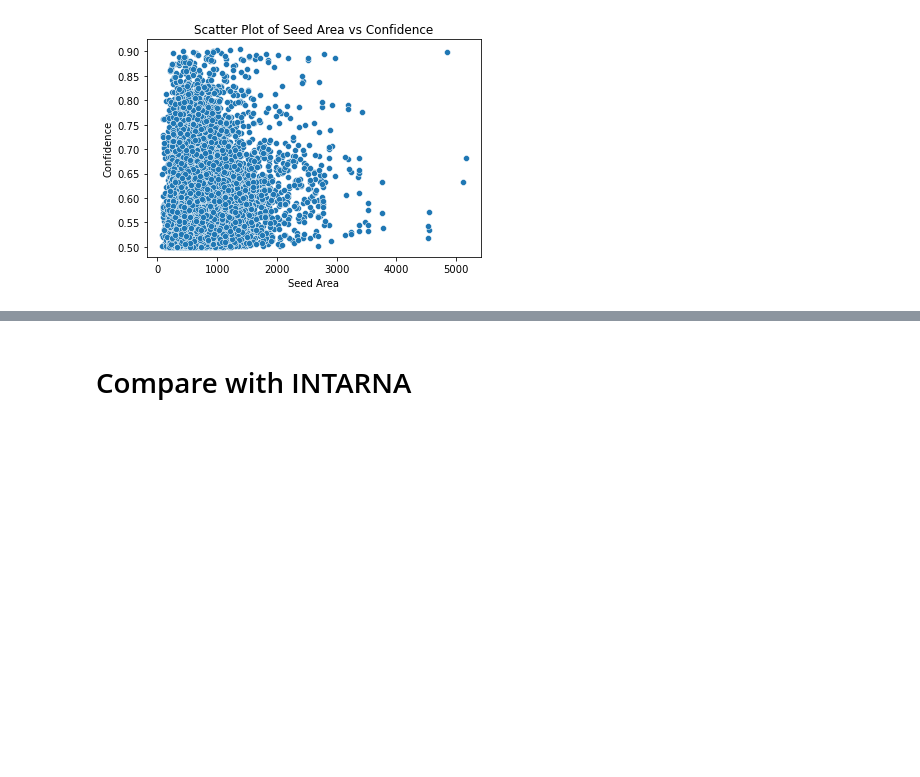
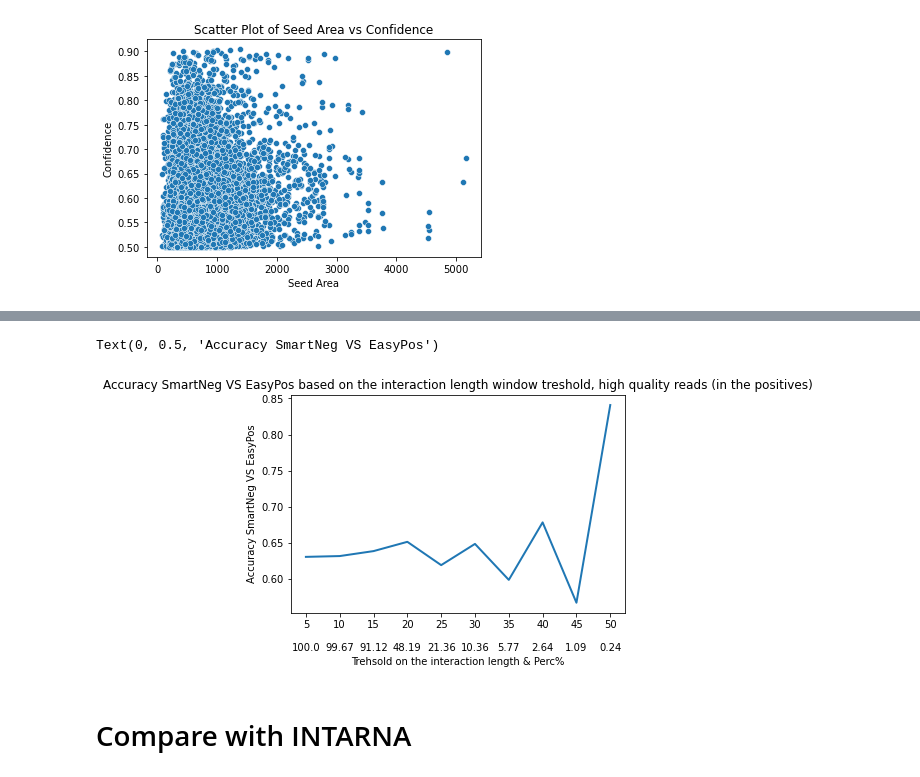
Before and after one commit to giorgiobini/RIME, a Jupyter notebook: src/plot_test2_results500-INTERACTION_LENGTH.ipynb, the cells around one changed output, grey strips where cells are left out. Cells and saved outputs as stored; diff of their text form; code cells hidden in the pictures; blank space fills up the shorter version.

```diff
--- a/src/plot_test2_results500-INTERACTION_LENGTH.ipynb
+++ b/src/plot_test2_results500-INTERACTION_LENGTH.ipynb
@@ -305,3 +393,26 @@ See the caveats in the documentation: https://pandas.pydata.org/pandas-docs/stab
+# %%
+tresholds = np.linspace(5, 50, 10).astype(int)
+accuracies = []
+percs = []
+for treshold in tresholds:
+    acc, perc = obtain_acc_and_perc(treshold, hq_reads_df, test500)
+    accuracies.append(acc)
+    percs.append(perc)
+
+merged_x_axis = []
+for i in range(0, len(percs)):
+    tuple_to_print = (np.round(tresholds[i],2), np.round(percs[i], 2))
+    merged_x_axis.append('\n\n'.join(str(x) for x in tuple_to_print))
+
+plt.title('Accuracy SmartNeg VS EasyPos based on the interaction length window treshold, high quality reads (in the positives)')
+
+plt.plot(merged_x_axis, accuracies, label = 'accuracy', linewidth=2)
+
+plt.xlabel(f"Trehsold on the interaction length & Perc%")
+plt.ylabel(f"Accuracy SmartNeg VS EasyPos")
+# %% [output]
+Text(0, 0.5, 'Accuracy SmartNeg VS EasyPos')
+[figure, added]
 # %% [markdown]
 # Compare with INTARNA
 # %%
```
Also changed, not shown: parts of 7 cells of this notebook, 2 other files.
